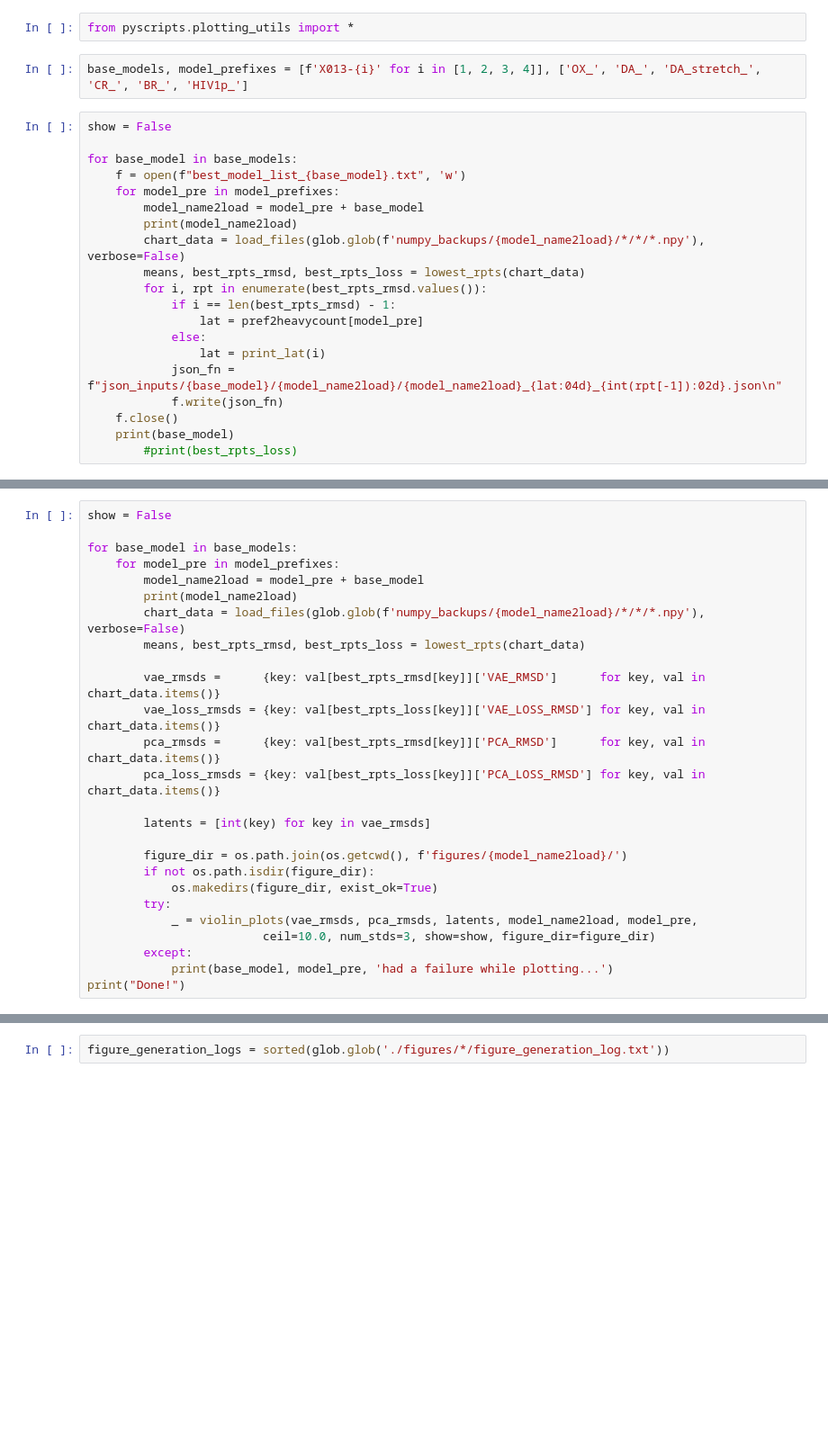
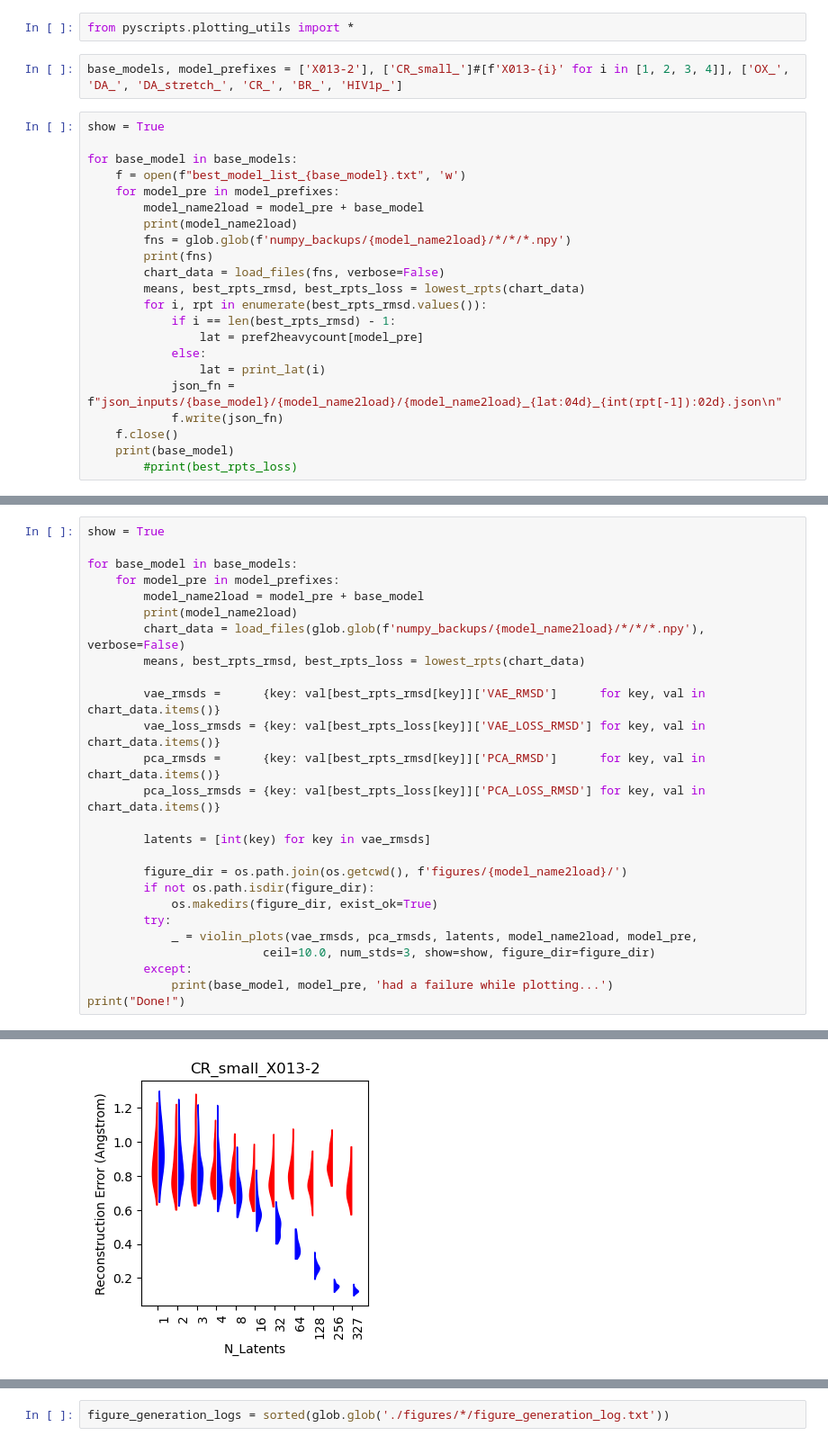
Before and after one commit to CCBatIIT/Deep-MMS, a Jupyter notebook: 02-MakePlot.ipynb, the cells around one changed output, grey strips where cells are left out. Shown at 90% size. Saved outputs shown, nothing was run; the diff lists cells and outputs as text; blank space fills up the shorter version.

```diff
--- a/02-MakePlot.ipynb
+++ b/02-MakePlot.ipynb
@@ -1,16 +1,18 @@
 # %%
 from pyscripts.plotting_utils import *
 # %%
-base_models, model_prefixes = [f'X013-{i}' for i in [1, 2, 3, 4]], ['OX_', 'DA_', 'DA_stretch_', 'CR_', 'BR_', 'HIV1p_']
+base_models, model_prefixes = ['X013-2'], ['CR_small_']#[f'X013-{i}' for i in [1, 2, 3, 4]], ['OX_', 'DA_', 'DA_stretch_', 'CR_', 'BR_', 'HIV1p_']
 # %%
-show = False
+show = True
 
 for base_model in base_models:
     f = open(f"best_model_list_{base_model}.txt", 'w')
     for model_pre in model_prefixes:
         model_name2load = model_pre + base_model
         print(model_name2load)
-        chart_data = load_files(glob.glob(f'numpy_backups/{model_name2load}/*/*/*.npy'), verbose=False)
+        fns = glob.glob(f'numpy_backups/{model_name2load}/*/*/*.npy')
+        print(fns)
+        chart_data = load_files(fns, verbose=False)
         means, best_rpts_rmsd, best_rpts_loss = lowest_rpts(chart_data)
         for i, rpt in enumerate(best_rpts_rmsd.values()):
             if i == len(best_rpts_rmsd) - 1:
@@ -43,5 +31,5 @@ X013-4
 # %%
-show = False
+show = True
 
 for base_model in base_models:
     for model_pre in model_prefixes:
@@ -87 +75,2 @@ Done!
 <Figure size 640x480 with 0 Axes>
+[figure, added]
```
Also changed, not shown: parts of 2 cells of this notebook, 4 other files.
